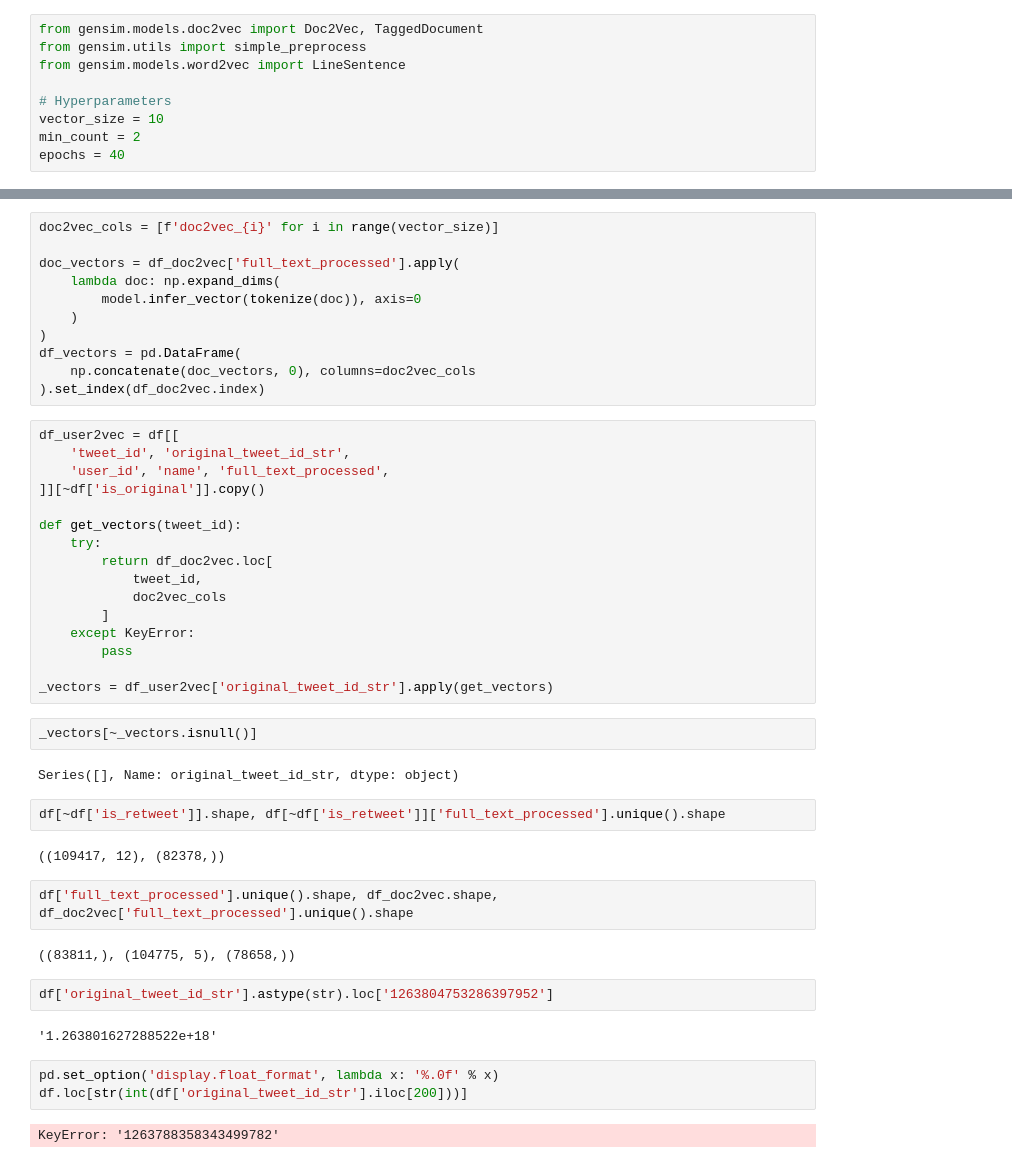
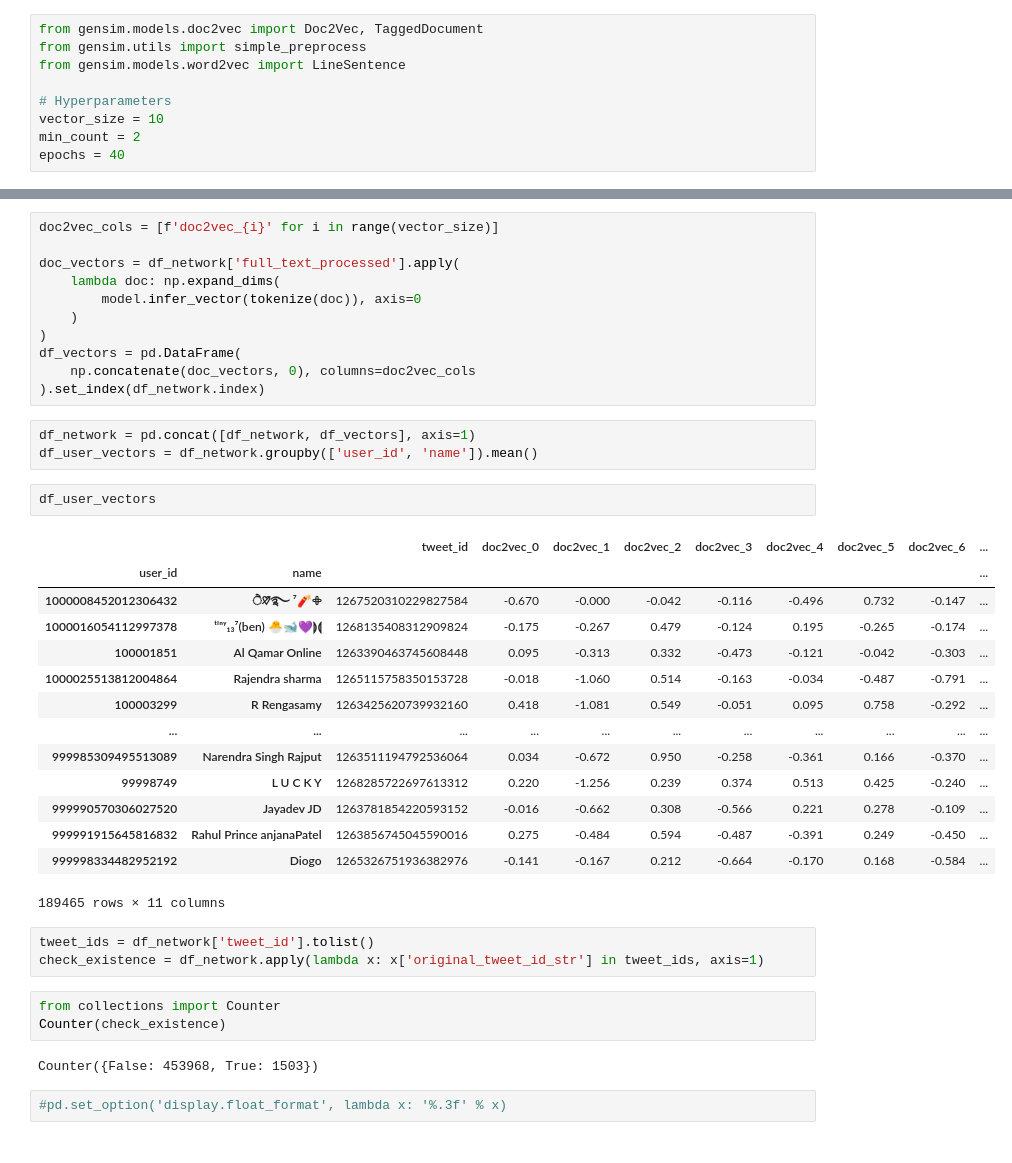
Before and after one commit to ancilcrayton/solve-iwmi, a Jupyter notebook: notebooks/3.0-jf-data-modelling-test.ipynb, the cells around one changed output, grey strips where cells are left out. Drawn from its saved outputs; the diff is of its cells as text.

Commit message:
Finished user2vec part

```diff
--- a/notebooks/3.0-jf-data-modelling-test.ipynb
+++ b/notebooks/3.0-jf-data-modelling-test.ipynb
@@ -231,48 +232,41 @@ model.train(train_corpus, total_examples=model.corpus_count, epochs=model.epochs
 # %%
 doc2vec_cols = [f'doc2vec_{i}' for i in range(vector_size)]
 
-doc_vectors = df_doc2vec['full_text_processed'].apply(
+doc_vectors = df_network['full_text_processed'].apply(
     lambda doc: np.expand_dims(
         model.infer_vector(tokenize(doc)), axis=0
     )
 )
 df_vectors = pd.DataFrame(
     np.concatenate(doc_vectors, 0), columns=doc2vec_cols
-).set_index(df_doc2vec.index)
+).set_index(df_network.index)
-# %%
-df_user2vec = df[[
-    'tweet_id', 'original_tweet_id_str',
-    'user_id', 'name', 'full_text_processed',
-]][~df['is_original']].copy()
-
-def get_vectors(tweet_id):
-    try:
-        return df_doc2vec.loc[
-            tweet_id,
-            doc2vec_cols
-        ]
-    except KeyError:
-        pass
-
-_vectors = df_user2vec['original_tweet_id_str'].apply(get_vectors)
-# %%
-_vectors[~_vectors.isnull()]
-# %% [output]
-Series([], Name: original_tweet_id_str, dtype: object)
-# %%
-df[~df['is_retweet']].shape, df[~df['is_retweet']]['full_text_processed'].unique().shape
-# %% [output]
-((109417, 12), (82378,))
-# %%
-df['full_text_processed'].unique().shape, df_doc2vec.shape, df_doc2vec['full_text_processed'].unique().shape
-# %% [output]
-((83811,), (104775, 5), (78658,))
-# %%
-df['original_tweet_id_str'].astype(str).loc['1263804753286397952']
-# %% [output]
-'1.263801627288522e+18'
+# %%
+df_network = pd.concat([df_network, df_vectors], axis=1)
+df_user_vectors = df_network.groupby(['user_id', 'name']).mean()
+# %%
+df_user_vectors
+# %% [output]
+|  |  | tweet_id | doc2vec_0 | doc2vec_1 | doc2vec_2 | doc2vec_3 | doc2vec_4 | doc2vec_5 | doc2vec_6 | ... |
+| user_id | name |  |  |  |  |  |  |  |  | ... |
+| 1000008452012306432 | ੈ♡̷࿐ ⁷🧨𖧵 | 1267520310229827584 | -0.670 | -0.000 | -0.042 | -0.116 | -0.496 | 0.732 | -0.147 | ... |
+| 1000016054112997378 | ᵗⁱⁿʸ₁₃⁷(ben) 🐣🐋💜⟭⟬ | 1268135408312909824 | -0.175 | -0.267 | 0.479 | -0.124 | 0.195 | -0.265 | -0.174 | ... |
+| 100001851 | Al Qamar Online | 1263390463745608448 | 0.095 | -0.313 | 0.332 | -0.473 | -0.121 | -0.042 | -0.303 | ... |
+| 1000025513812004864 | Rajendra sharma | 1265115758350153728 | -0.018 | -1.060 | 0.514 | -0.163 | -0.034 | -0.487 | -0.791 | ... |
+| 100003299 | R Rengasamy | 1263425620739932160 | 0.418 | -1.081 | 0.549 | -0.051 | 0.095 | 0.758 | -0.292 | ... |
+| ... | ... | ... | ... | ... | ... | ... | ... | ... | ... | ... |
+| 999985309495513089 | Narendra Singh Rajput | 1263511194792536064 | 0.034 | -0.672 | 0.950 | -0.258 | -0.361 | 0.166 | -0.370 | ... |
+| 99998749 | L U C K Y | 1268285722697613312 | 0.220 | -1.256 | 0.239 | 0.374 | 0.513 | 0.425 | -0.240 | ... |
+| 999990570306027520 | Jayadev JD | 1263781854220593152 | -0.016 | -0.662 | 0.308 | -0.566 | 0.221 | 0.278 | -0.109 | ... |
+| 999991915645816832 | Rahul Prince anjanaPatel | 1263856745045590016 | 0.275 | -0.484 | 0.594 | -0.487 | -0.391 | 0.249 | -0.450 | ... |
+| 999998334482952192 | Diogo | 1265326751936382976 | -0.141 | -0.167 | 0.212 | -0.664 | -0.170 | 0.168 | -0.584 | ... |
+189465 rows × 11 columns
+# %%
+tweet_ids = df_network['tweet_id'].tolist()
+check_existence = df_network.apply(lambda x: x['original_tweet_id_str'] in tweet_ids, axis=1)
+# %%
+from collections import Counter
+Counter(check_existence)
+# %% [output]
+Counter({False: 453968, True: 1503})
 # %%
-pd.set_option('display.float_format', lambda x: '%.0f' % x)
-df.loc[str(int(df['original_tweet_id_str'].iloc[200]))]
+#pd.set_option('display.float_format', lambda x: '%.3f' % x)
-# %% [output]
-KeyError: '1263788358343499782'
```
Also changed, not shown: parts of 6 cells of this notebook.
